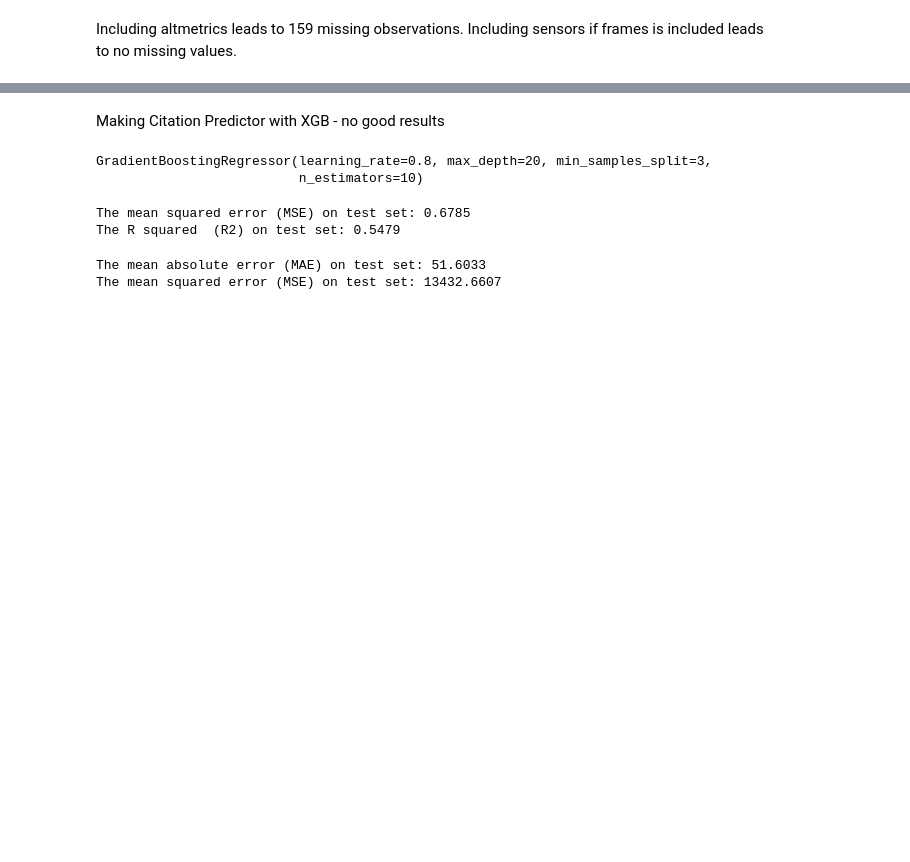
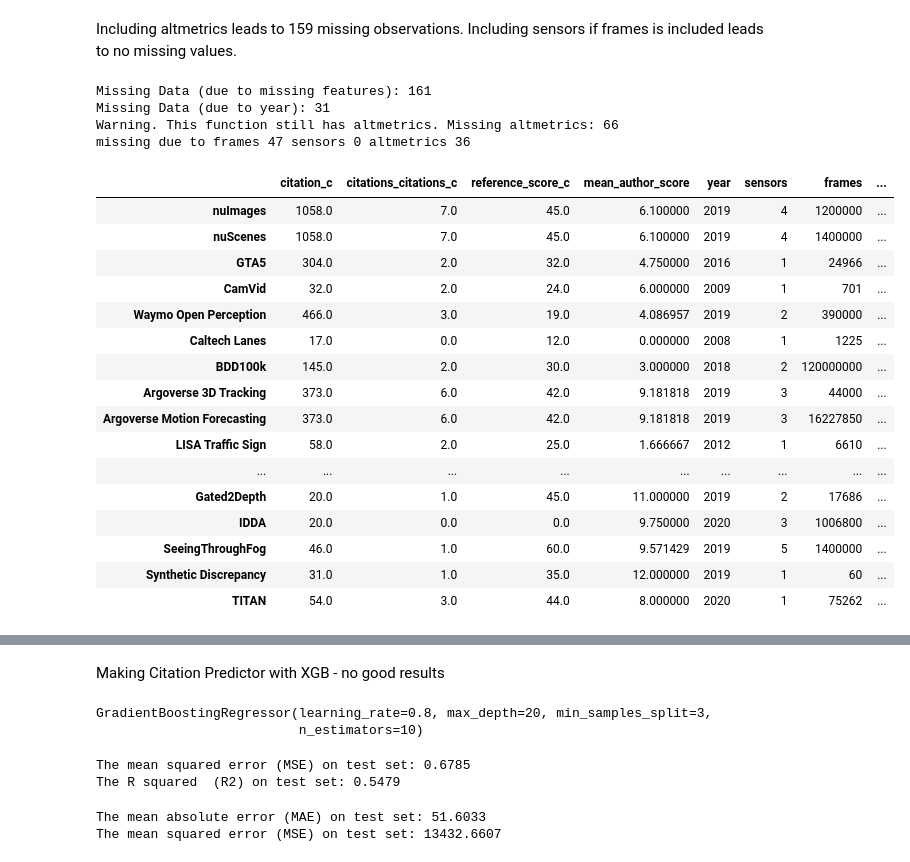
Before and after one commit to daniel-bogdoll/ad_datasets_influence, a Jupyter notebook: 5_analysis.ipynb, the cells around one changed output, grey strips where cells are left out. Cells and saved outputs as stored; diff of their text form; code cells hidden in the pictures; blank space fills up the shorter version.

```diff
--- a/5_analysis.ipynb
+++ b/5_analysis.ipynb
@@ -522,2 +571,27 @@ retrieved_data = sorted(retrieved_data, key=itemgetter('citationCount'), reverse
 # %% [markdown]
 Including altmetrics leads to 159 missing observations. Including sensors if frames is included leads to no missing values.
+# %%
+df = create_modelling_df_altmetric_sensor(retrieved_data, 3, 0, 2)
+df
+# %% [output]
+Missing Data (due to missing features): 161
+Missing Data (due to year): 31
+Warning. This function still has altmetrics. Missing altmetrics: 66
+missing due to frames 47 sensors 0 altmetrics 36
+|  | citation_c | citations_citations_c | reference_score_c | mean_author_score | year | sensors | frames | ... |
+| nuImages | 1058.0 | 7.0 | 45.0 | 6.100000 | 2019 | 4 | 1200000 | ... |
+| nuScenes | 1058.0 | 7.0 | 45.0 | 6.100000 | 2019 | 4 | 1400000 | ... |
+| GTA5 | 304.0 | 2.0 | 32.0 | 4.750000 | 2016 | 1 | 24966 | ... |
+| CamVid | 32.0 | 2.0 | 24.0 | 6.000000 | 2009 | 1 | 701 | ... |
+| Waymo Open Perception | 466.0 | 3.0 | 19.0 | 4.086957 | 2019 | 2 | 390000 | ... |
+| Caltech Lanes | 17.0 | 0.0 | 12.0 | 0.000000 | 2008 | 1 | 1225 | ... |
+| BDD100k | 145.0 | 2.0 | 30.0 | 3.000000 | 2018 | 2 | 120000000 | ... |
+| Argoverse 3D Tracking | 373.0 | 6.0 | 42.0 | 9.181818 | 2019 | 3 | 44000 | ... |
+| Argoverse Motion Forecasting | 373.0 | 6.0 | 42.0 | 9.181818 | 2019 | 3 | 16227850 | ... |
+| LISA Traffic Sign | 58.0 | 2.0 | 25.0 | 1.666667 | 2012 | 1 | 6610 | ... |
+| ... | ... | ... | ... | ... | ... | ... | ... | ... |
+| Gated2Depth | 20.0 | 1.0 | 45.0 | 11.000000 | 2019 | 2 | 17686 | ... |
+| IDDA | 20.0 | 0.0 | 0.0 | 9.750000 | 2020 | 3 | 1006800 | ... |
+| SeeingThroughFog | 46.0 | 1.0 | 60.0 | 9.571429 | 2019 | 5 | 1400000 | ... |
+| Synthetic Discrepancy | 31.0 | 1.0 | 35.0 | 12.000000 | 2019 | 1 | 60 | ... |
+| TITAN | 54.0 | 3.0 | 44.0 | 8.000000 | 2020 | 1 | 75262 | ... |
```
Also changed, not shown: parts of 15 cells of this notebook, 1 other file.
